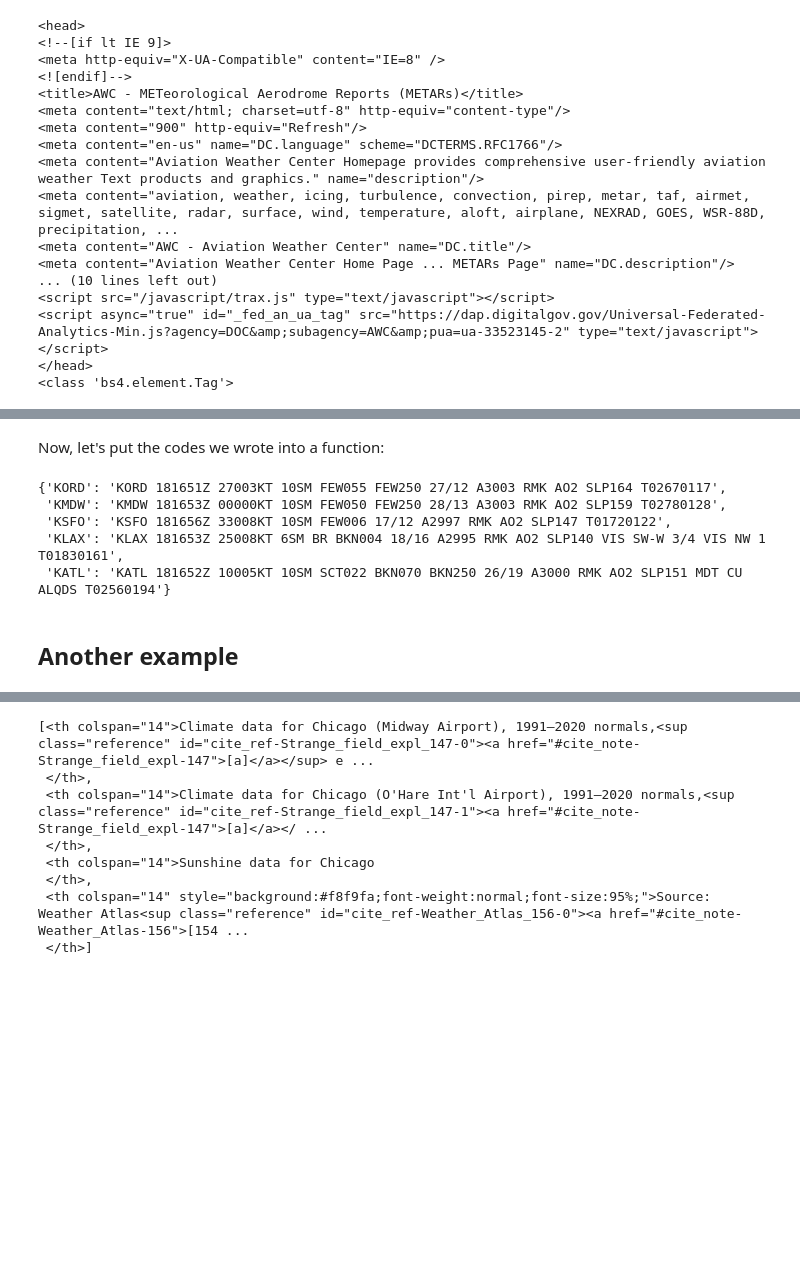
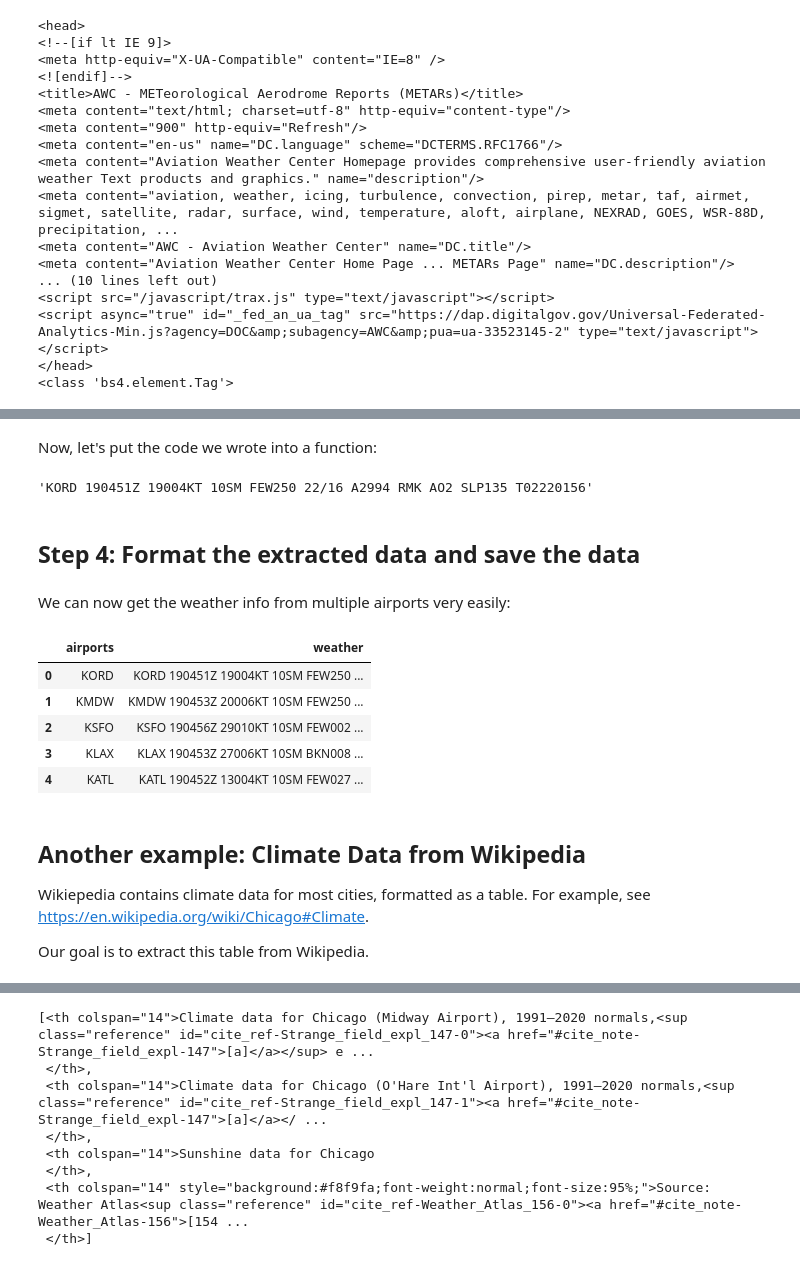
Before and after one commit to energy-policy-institute-uchicago/RP-orientation-2022, a Jupyter notebook: Web Scraping/BeautifulSoup.ipynb, the cells around one changed output, grey strips where cells are left out. Saved outputs shown, nothing was run; the diff lists cells and outputs as text; code cells hidden in the pictures; blank space fills up the shorter version.

```diff
--- a/Web Scraping/BeautifulSoup.ipynb
+++ b/Web Scraping/BeautifulSoup.ipynb
@@ -187,39 +202,60 @@ weather_code.text
 # %% [markdown]
-Now, let's put the codes we wrote into a function:
+Now, let's put the code we wrote into a function:
 # %%
-def get_current_weather(code, pm):
+def get_current_weather(airport_id):
     '''
     Get current weather at a specific airport.
 
     Inputs:
-        code (str): airport code
+        airport_id (str): airport id
 
     Outputs:
         data (str): weather info from the website
     '''
+
+    # Step 2: Access URL of the website using code
     myurl = "https://www.aviationweather.gov/metar/data?ids=" + \
-        code + "&format=raw&date=0&hours=0"
+        airport_id + "&format=raw&date=0&hours=0"
     html = pm.urlopen(url=myurl, method="GET").data
+
+    # Step 3: Parse the HTML contents and extract useful information
     soup = bs4.BeautifulSoup(html, features='lxml')
     code_tags = soup.find_all("code")
     weather_code = code_tags[0]
     data = weather_code.text
+
     return data
+# %%
+get_current_weather("KORD")
+# %% [output]
+'KORD 190451Z 19004KT 10SM FEW250 22/16 A2994 RMK AO2 SLP135 T02220156'
+# %% [markdown]
+## Step 4: Format the extracted data and save the data
+# %% [markdown]
+We can now get the weather info from multiple airports very easily:
 # %%
 pm = urllib3.PoolManager(cert_reqs='CERT_REQUIRED',
                          ca_certs=certifi.where())
 
 airports = ["KORD", "KMDW", "KSFO", "KLAX", "KATL"]
-data_dict = dict()
-for airport in airports:
-    data_dict[airport] = get_current_weather(airport, pm)
-data_dict
+weather = map(get_current_weather, airports)
+data_dict = {
+    "airports": airports,
+    "weather": weather
+}
+df = pd.DataFrame(data_dict)
+df
 # %% [output]
-{'KORD': 'KORD 181651Z 27003KT 10SM FEW055 FEW250 27/12 A3003 RMK AO2 SLP164 T02670117',
- 'KMDW': 'KMDW 181653Z 00000KT 10SM FEW050 FEW250 28/13 A3003 RMK AO2 SLP159 T02780128',
- 'KSFO': 'KSFO 181656Z 33008KT 10SM FEW006 17/12 A2997 RMK AO2 SLP147 T01720122',
- 'KLAX': 'KLAX 181653Z 25008KT 6SM BR BKN004 18/16 A2995 RMK AO2 SLP140 VIS SW-W 3/4 VIS NW 1 T01830161',
- 'KATL': 'KATL 181652Z 10005KT 10SM SCT022 BKN070 BKN250 26/19 A3000 RMK AO2 SLP151 MDT CU ALQDS T02560194'}
+|  | airports | weather |
+| 0 | KORD | KORD 190451Z 19004KT 10SM FEW250 ... |
+| 1 | KMDW | KMDW 190453Z 20006KT 10SM FEW250 ... |
+| 2 | KSFO | KSFO 190456Z 29010KT 10SM FEW002 ... |
+| 3 | KLAX | KLAX 190453Z 27006KT 10SM BKN008 ... |
+| 4 | KATL | KATL 190452Z 13004KT 10SM FEW027 ... |
 # %% [markdown]
-## Another example
+## Another example: Climate Data from Wikipedia
+
+Wikiepedia contains climate data for most cities, formatted as a table. For example, see https://en.wikipedia.org/wiki/Chicago#Climate.
+
+Our goal is to extract this table from Wikipedia.
 # %% [markdown]
```
Also changed, not shown: parts of 55 cells of this notebook.
